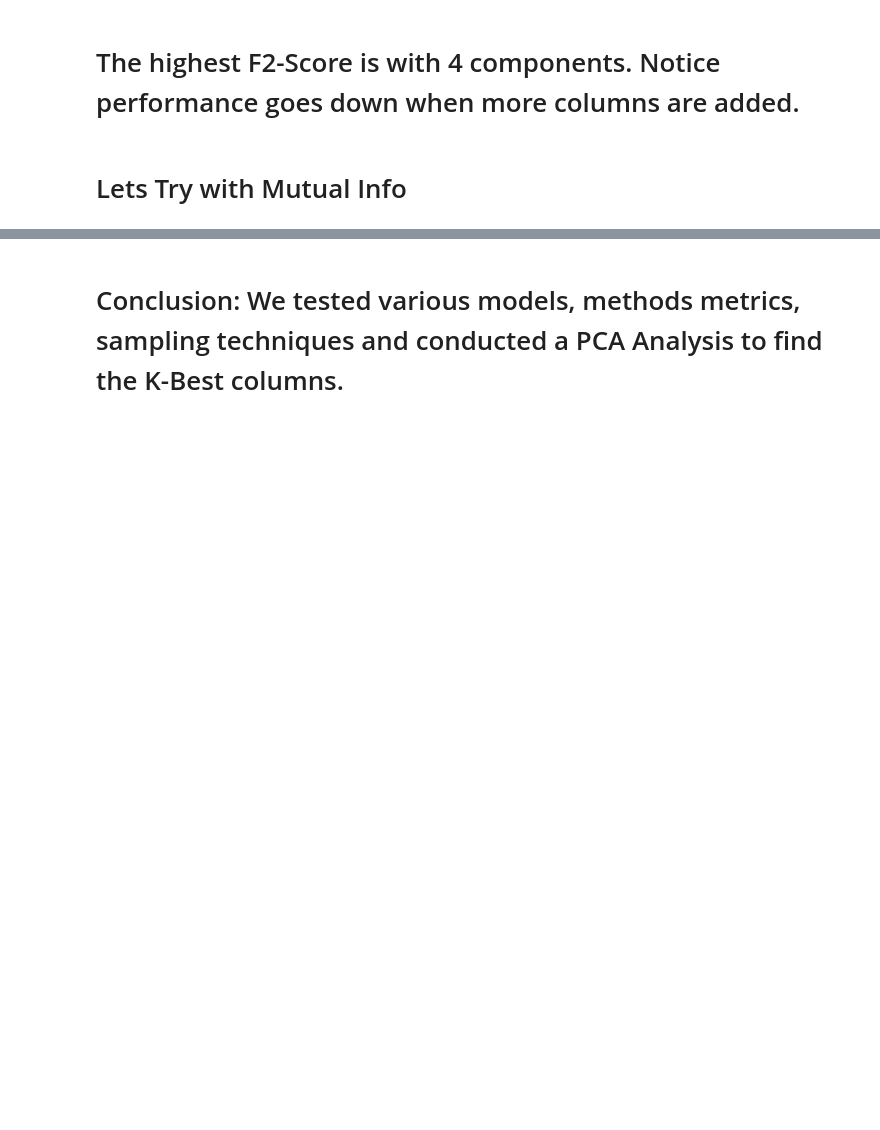
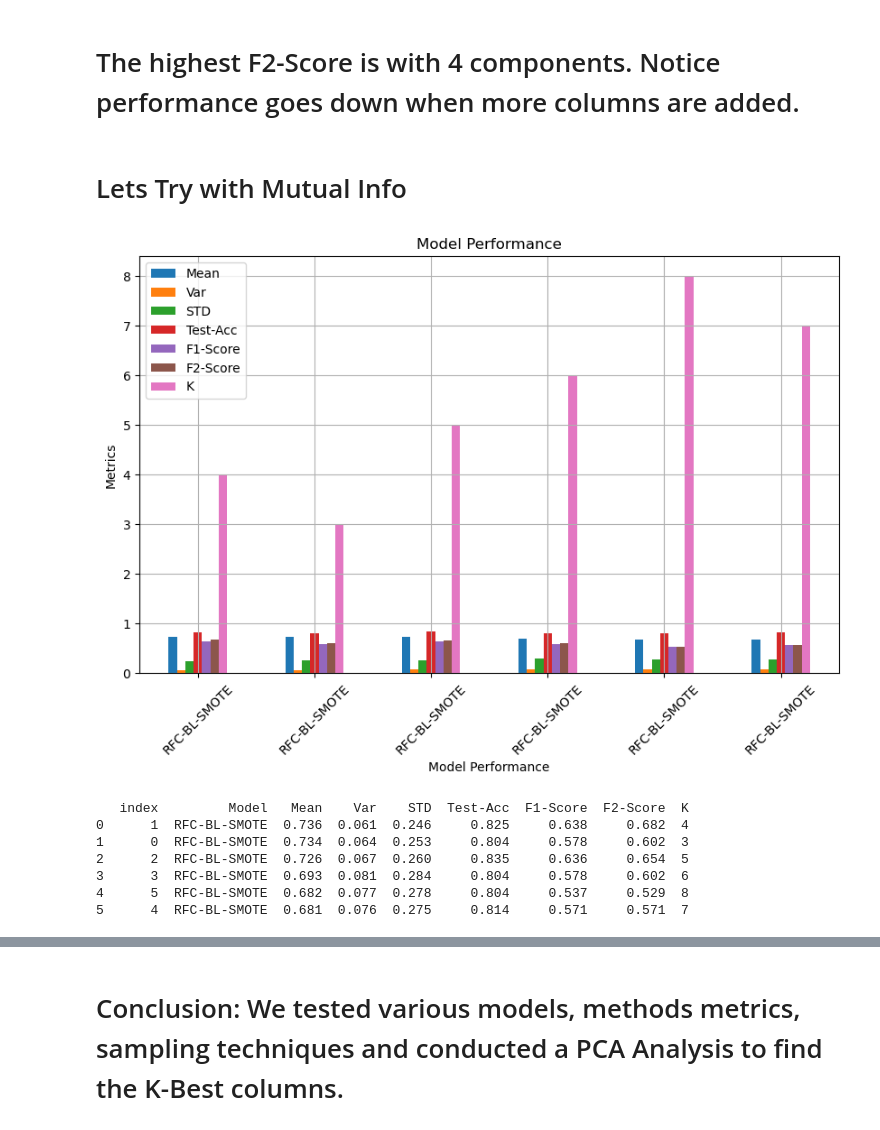
Before and after one commit to MaukanMir/Prostate-Cancer-Classification, a Jupyter notebook: training.ipynb, the cells around one changed output, grey strips where cells are left out. Drawn from its saved outputs; the diff is of its cells as text; code cells hidden in the pictures; blank space fills up the shorter version.

```diff
--- a/training.ipynb
+++ b/training.ipynb
@@ -866,3 +866,16 @@ test_kBest_columns(rfc_clf, "RFC", BorderlineSMOTE(), "BL-SMOTE", X, y, variance
 # The highest F2-Score is with 4 components. Notice performance goes down when more columns are added.
 # %% [markdown]
 # Lets Try with Mutual Info
+# %%
+kmetric = mutual_info_classif
+
+test_kBest_columns(rfc_clf, "RFC", BorderlineSMOTE(), "BL-SMOTE", X, y, variance_window, kmetric, f2_metric)
+# %% [output]
+[figure, added]
+   index         Model   Mean    Var    STD  Test-Acc  F1-Score  F2-Score  K
+0      1  RFC-BL-SMOTE  0.736  0.061  0.246     0.825     0.638     0.682  4
+1      0  RFC-BL-SMOTE  0.734  0.064  0.253     0.804     0.578     0.602  3
+2      2  RFC-BL-SMOTE  0.726  0.067  0.260     0.835     0.636     0.654  5
+3      3  RFC-BL-SMOTE  0.693  0.081  0.284     0.804     0.578     0.602  6
+4      5  RFC-BL-SMOTE  0.682  0.077  0.278     0.804     0.537     0.529  8
+5      4  RFC-BL-SMOTE  0.681  0.076  0.275     0.814     0.571     0.571  7
```
Also changed, not shown: parts of 1 cell of this notebook.
